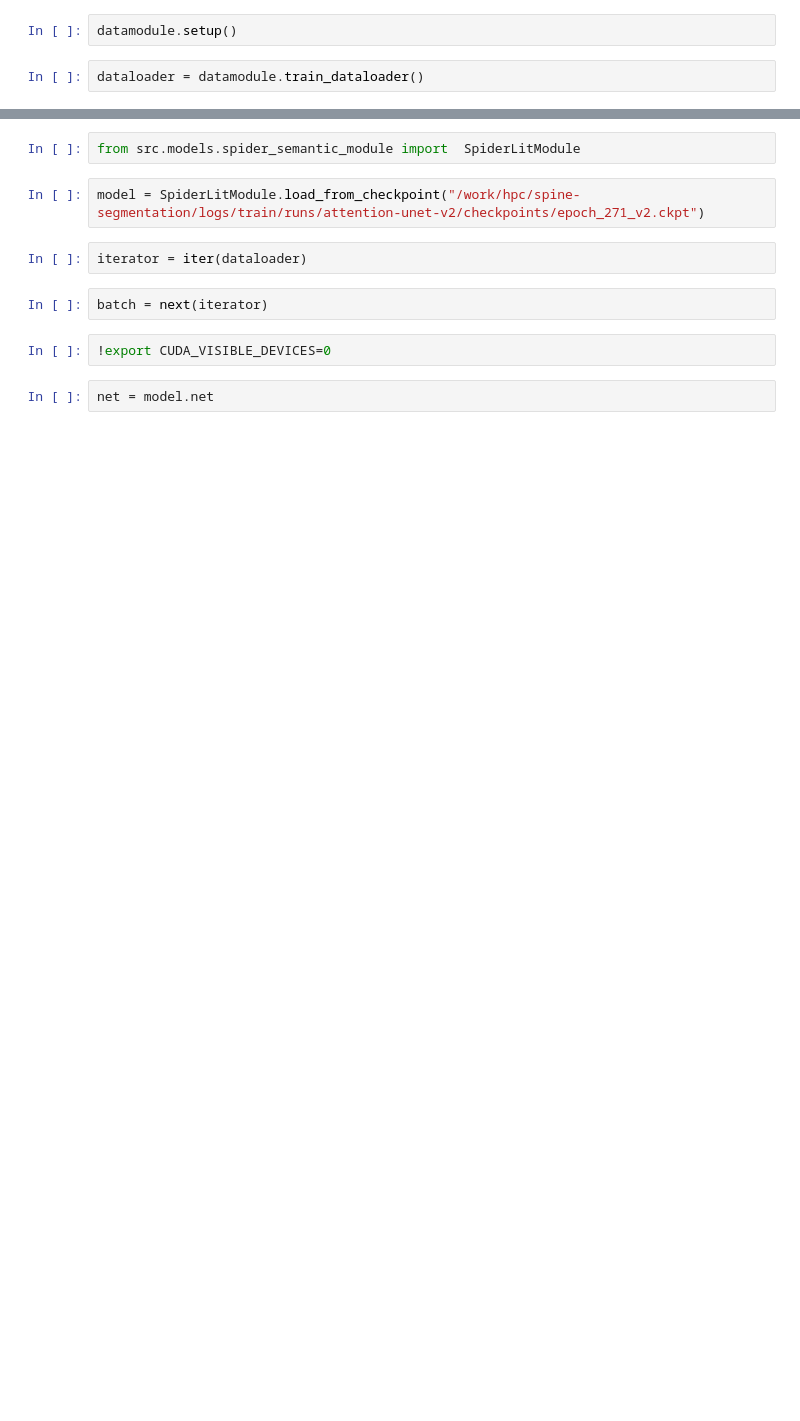
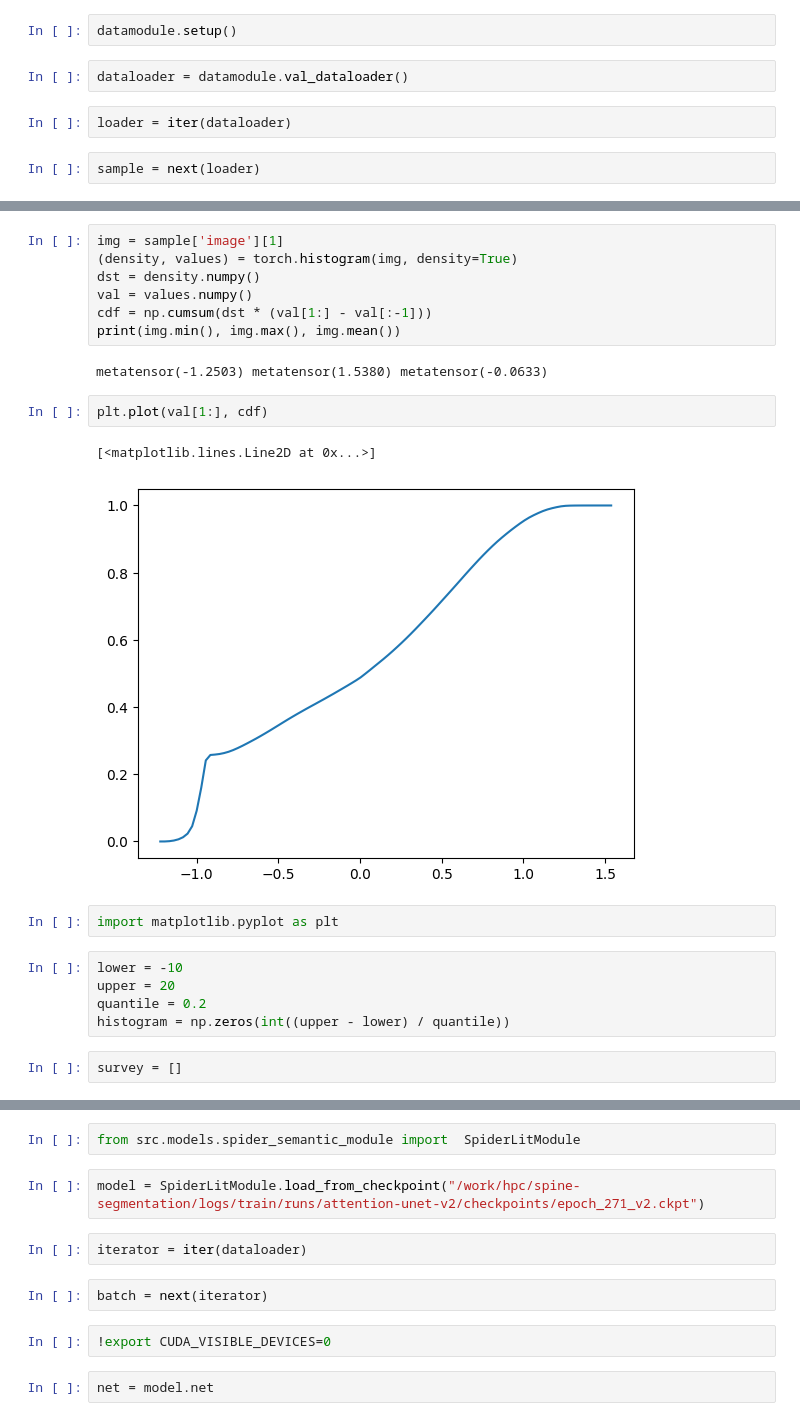
Before and after one commit to OwOIamNoob/spine-segmentation, a Jupyter notebook: notebooks/loss.ipynb, the cells around one changed output, grey strips where cells are left out. Drawn from its saved outputs; the diff is of its cells as text; blank space fills up the shorter version.

```diff
--- a/notebooks/loss.ipynb
+++ b/notebooks/loss.ipynb
@@ -131,4 +136,8 @@ monai.transforms.croppad.dictionary CropForegroundd.__init__:allow_smaller: Curr
 # %%
 datamodule.setup()
 # %%
-dataloader = datamodule.train_dataloader()
+dataloader = datamodule.val_dataloader()
+# %%
+loader = iter(dataloader)
+# %%
+sample = next(loader)
@@ -134,0 +174,23 @@ dataloader = datamodule.train_dataloader()
+# %%
+img = sample['image'][1]
+(density, values) = torch.histogram(img, density=True)
+dst = density.numpy()
+val = values.numpy()
+cdf = np.cumsum(dst * (val[1:] - val[:-1]))
+print(img.min(), img.max(), img.mean())
+# %% [output]
+metatensor(-1.2503) metatensor(1.5380) metatensor(-0.0633)
+# %%
+plt.plot(val[1:], cdf)
+# %% [output]
+[<matplotlib.lines.Line2D at 0x...>]
+[figure, added]
+# %%
+import matplotlib.pyplot as plt
+# %%
+lower = -10
+upper = 20
+quantile = 0.2
+histogram = np.zeros(int((upper - lower) / quantile))
+# %%
+survey = []
```
Also changed, not shown: parts of 35 cells of this notebook, 27 other files.
